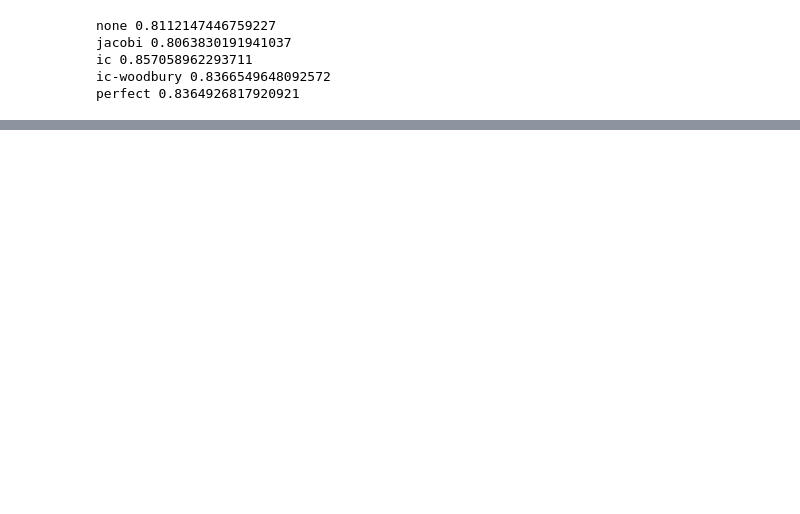
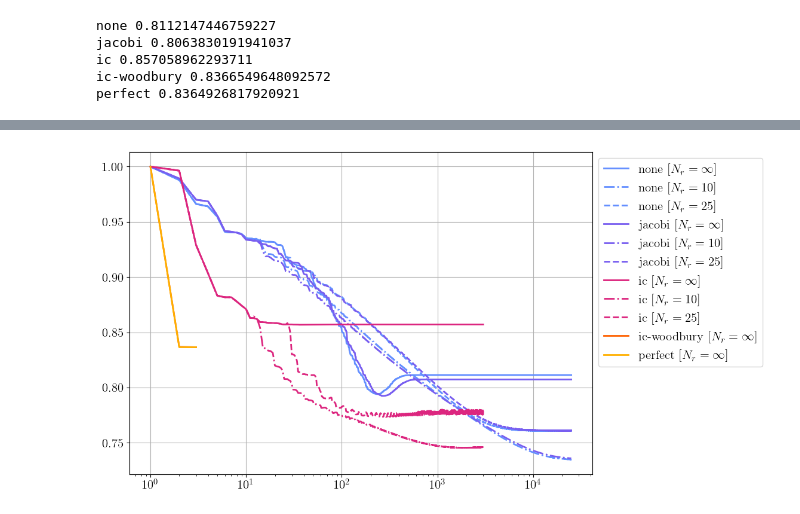
Before and after one commit to EliasSev/masters-thesis, a Jupyter notebook: notebooks/dynamical_low_rank_cg/13_preconditioner_convergence.ipynb, the cells around one changed output, grey strips where cells are left out. Drawn from its saved outputs; the diff is of its cells as text; code cells hidden in the pictures; blank space fills up the shorter version.

```diff
--- a/notebooks/dynamical_low_rank_cg/13_preconditioner_convergence.ipynb
+++ b/notebooks/dynamical_low_rank_cg/13_preconditioner_convergence.ipynb
@@ -330,0 +252,14 @@ plot_multiple_f(
+# %%
+#results_table['errors']
+etols = [0.90, 0.85, 0.80, 0.75]
+names = [p['preconditioner'].capitalize() for p in param_grid]
+
+N_r_list = [str(p.get('restart_every', '$\infty$'))for p in param_grid]
+
+for name, N_r, e in zip(names, N_r_list, results_table['errors']):
+    e_arr = np.array(e)
+    vals = []
+    for tol in etols:
+        hits = np.where(e_arr < tol)[0]
+        vals.append(str(int(hits[0])) if len(hits) > 0 else r'\texttt{-}')
+    print(f"& {N_r} & {' & '.join(vals)} \\\\")
@@ -330,0 +278,32 @@ plot_multiple_f(
+# %%
+names = [
+    p['preconditioner'] + " [$N_r = " + str(p.get('restart_every', '\infty')) + "$]"
+    for p in param_grid
+]
+
+def name_to_c(name):
+    from utils.colors import C5
+    if 'none' in name: return C5[0]
+    if 'jacobi' in name: return C5[1]
+    if 'ic-woodbury' in name: return C5[3]
+    if 'ic' in name: return C5[2]
+    return C5[4]
+
+def Nr_to_ls(name):
+    if 'infty' in name: return '-'
+    if '25' in name: return '--'
+    if '10' in name: return '-.'
+
+fig, ax = plt.subplots(1, 1, figsize=(10, 7))
+for e, name in zip(results_table['errors'], names):
+    ax.semilogx(
+        np.arange(1, len(e)+1), e,
+        label=name, c=name_to_c(name), ls=Nr_to_ls(name),
+        lw=2
+    )
+
+ax.legend(bbox_to_anchor=(1, 1))
+ax.grid()
+plt.show()
+# %% [output]
+[figure, added]
```
Also changed, not shown: parts of 17 cells of this notebook, 6 other files.
